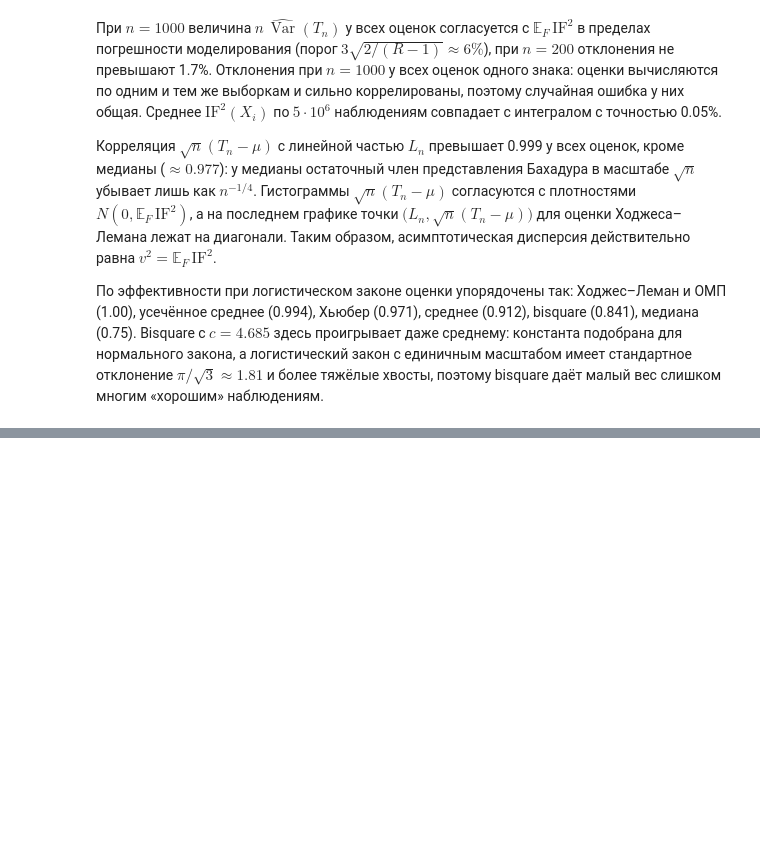
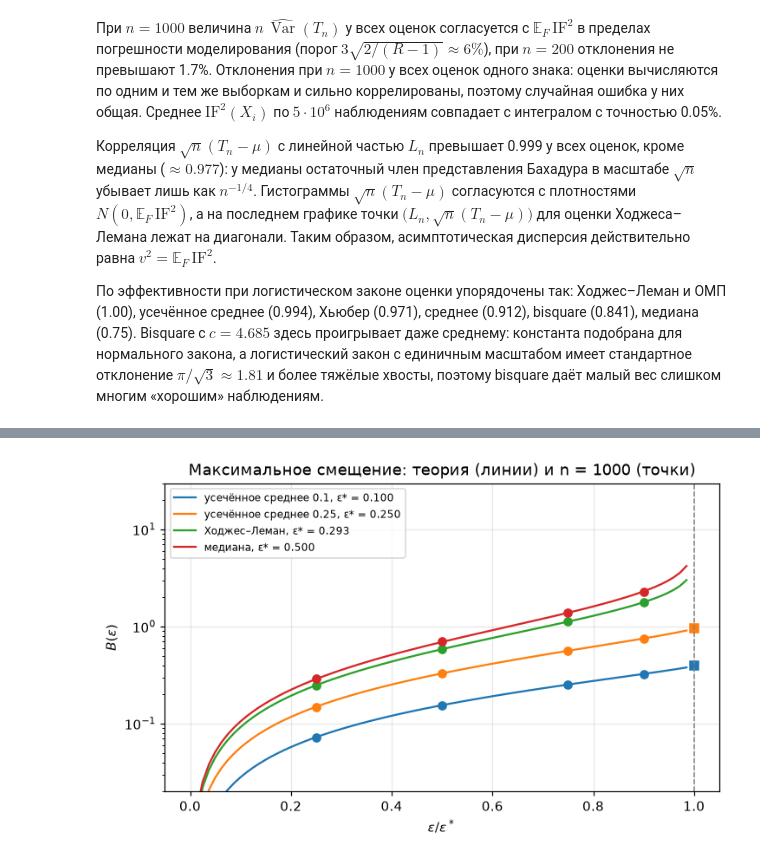
Before and after one commit to paulhowever/stata_ai_2026_WW, a Jupyter notebook: lab2.ipynb, the cells around one changed output, grey strips where cells are left out. Cells and saved outputs as stored; diff of their text form; code cells hidden in the pictures; blank space fills up the shorter version.

```diff
--- a/lab2.ipynb
+++ b/lab2.ipynb
@@ -489,0 +604,68 @@ plt.show()
+# %%
+def F2(s):
+    return LOGIS.expect(lambda y: LOGIS.cdf(s - y))
+
+
+def int_logit(v):
+    return special.xlogy(v, v) + special.xlogy(1 - v, 1 - v)
+
+
+def max_bias_inf(name, eps):
+    if eps > BP[name]:
+        return np.inf
+    if name in TRIM2:
+        a = TRIM2[name]
+        return (1 - eps) / (1 - 2 * a) * (int_logit((1 - a) / (1 - eps)) - int_logit(a / (1 - eps)))
+    if name == "медиана":
+        return LOGIS.ppf(0.5 / (1 - eps))
+    p = 0.5 / (1 - eps) ** 2
+    return np.inf if p >= 1 else 0.5 * optimize.brentq(lambda s: F2(s) - p, -1.0, 200.0, xtol=1e-12)
+
+
+assert abs(F2(0.0) - 0.5) < 1e-12
+assert all(abs(max_bias_inf(name, 0.0)) < 1e-9 for name in EST2)
+assert np.isinf(max_bias_inf("медиана", 0.5))
+for _name, _a in TRIM2.items():
+    _r = _a / (1 - _a)
+    assert abs(max_bias_inf(_name, _a) + (1 - _a) / (1 - 2 * _a) * int_logit(_r)) < 1e-12
+
+_Z = LOGIS.rvs((100, 1000), rng_for(24))
+_rows = []
+for name, est in EST2.items():
+    clean = est(MU + _Z)
+    for r in (0.25, 0.5, 0.75, 0.9):
+        m = int(round(r * BP[name] * 1000))
+        X = MU + _Z
+        X[:, :m] = MU + 1e6
+        diff = est(X) - clean
+        _rows.append({
+            "оценка": name,
+            "ε/ε*": r,
+            "ε": m / 1000,
+            "B(ε), теория": max_bias_inf(name, m / 1000),
+            "смещение, n = 1000": diff.mean(),
+            "SE": diff.std(ddof=1) / np.sqrt(len(diff)),
+        })
+mb_check = pd.DataFrame(_rows)
+assert (abs(mb_check["смещение, n = 1000"] - mb_check["B(ε), теория"]) < 4 * mb_check["SE"]).all()
+
+_rel = np.linspace(0, 0.985, 80)
+fig, ax = plt.subplots(figsize=(7.5, 4.2))
+for i, name in enumerate(EST2):
+    _b = [max_bias_inf(name, r * BP[name]) for r in _rel]
+    ax.plot(_rel, _b, color=f"C{i}", label=f"{name}, ε* = {BP[name]:.3f}")
+    d = mb_check[mb_check["оценка"] == name]
+    ax.plot(d["ε/ε*"], d["смещение, n = 1000"], "o", color=f"C{i}")
+    if np.isfinite(max_bias_inf(name, BP[name])):
+        ax.plot([1], [max_bias_inf(name, BP[name])], "s", color=f"C{i}")
+ax.set_yscale("log")
+ax.set_ylim(0.02, 30)
+ax.axvline(1, color="gray", ls="--", lw=1)
+ax.set_xlabel(r"$\varepsilon / \varepsilon^*$")
+ax.set_ylabel(r"$B(\varepsilon)$")
+ax.set_title("Максимальное смещение: теория (линии) и n = 1000 (точки)")
+ax.legend(fontsize=8, loc="upper left")
+plt.show()
+mb_check.set_index(["оценка", "ε/ε*"])
+# %% [output]
+[figure, added]
```
Also changed, not shown: parts of 13 cells of this notebook.
